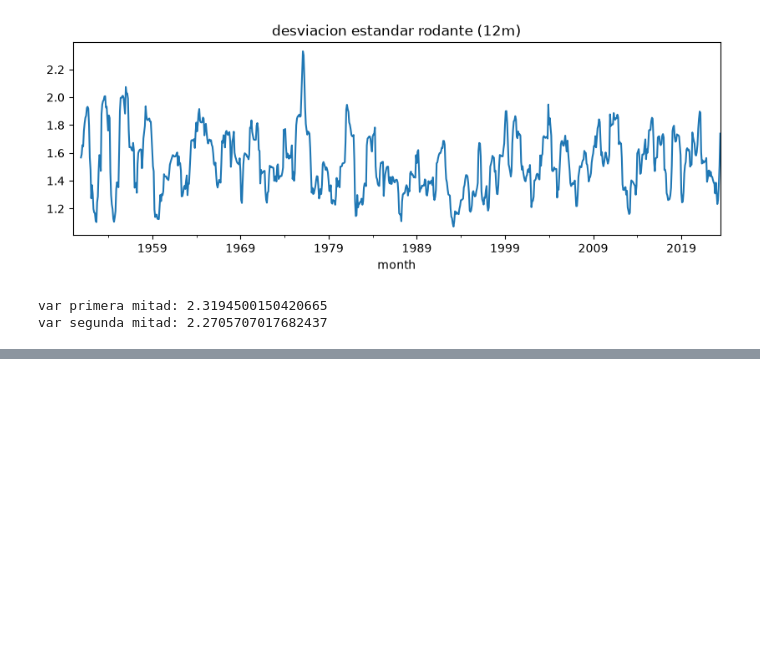
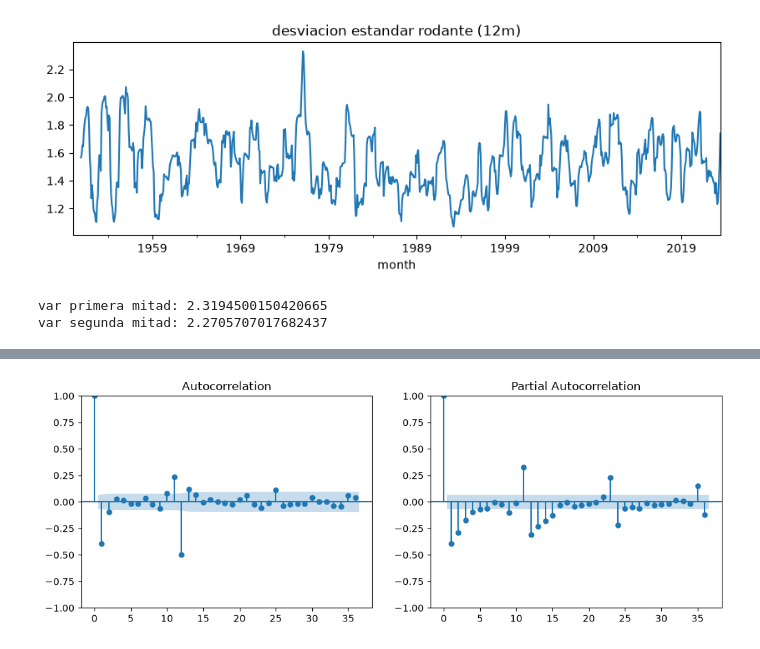
Before and after one commit to UVG-Tareas-y-proyectos/ejercicios_de_series, a Jupyter notebook: notebooks/ejercicios.ipynb, the cells around one changed output, grey strips where cells are left out. Drawn from its saved outputs; the diff is of its cells as text; code cells hidden in the pictures; blank space fills up the shorter version.

```diff
--- a/notebooks/ejercicios.ipynb
+++ b/notebooks/ejercicios.ipynb
@@ -135,0 +161,8 @@ var segunda mitad: 2.2705707017682437
+# %%
+# ACF y PACF para estimar p y q
+fig, axes = plt.subplots(1, 2, figsize=(12, 4))
+plot_acf(ts_diff, lags=36, ax=axes[0])
+plot_pacf(ts_diff, lags=36, ax=axes[1])
+plt.show()
+# %% [output]
+[figure, added]
```
Also changed, not shown: parts of 7 cells of this notebook.
